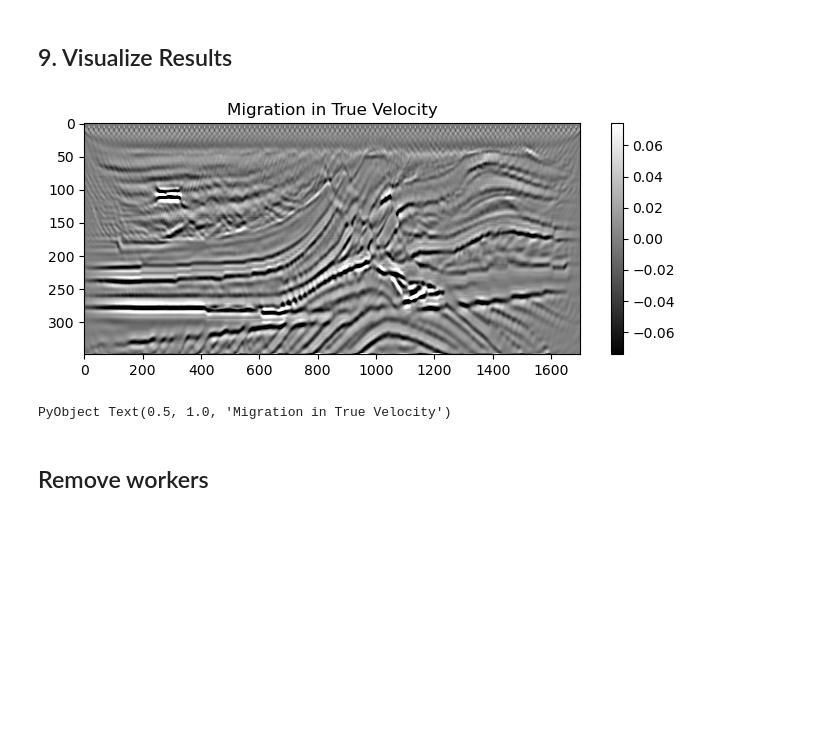
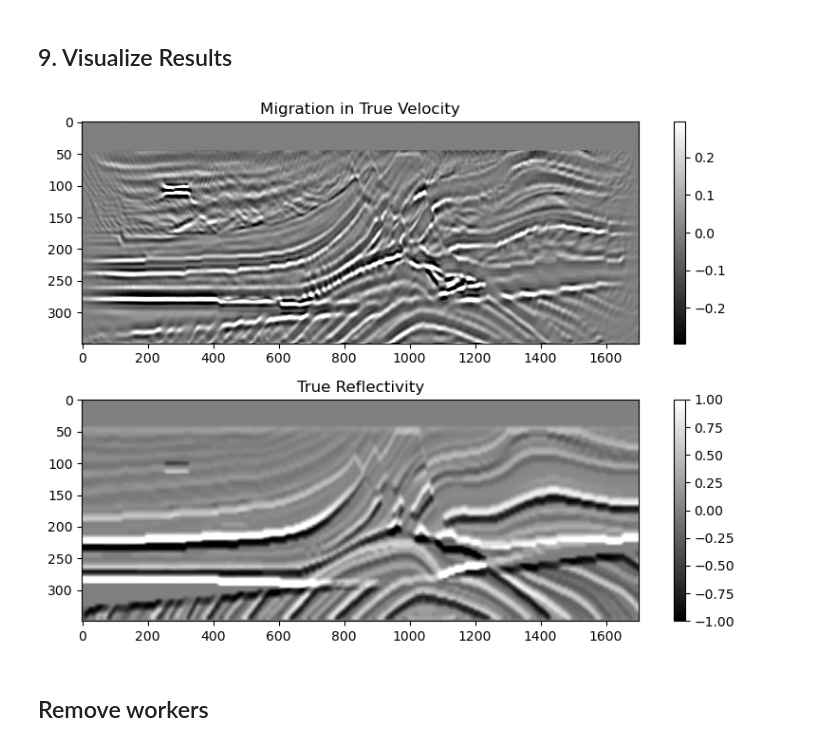
Before and after one commit to ChevronETC/Examples, a Jupyter notebook: 60_rtm/02_rtm_DynamicParallel.ipynb, the cells around one changed output. Cells and saved outputs as stored; diff of their text form; code cells hidden in the pictures; blank space fills up the shorter version.

```diff
--- a/60_rtm/02_rtm_DynamicParallel.ipynb
+++ b/60_rtm/02_rtm_DynamicParallel.ipynb
@@ -49 +51,4 @@ v1 = 1 ./(s1);
+# %%
+D = JopDifference(JetSpace(Float32,nz,nx), 1)
+r1 = D * v1;
 # %% [markdown]
@@ -51,9 +56,16 @@ v1 = 1 ./(s1);
 # %%
-vmin,vmax = extrema(v1_orig)
-@show vmin,vmax;
-figure(figsize=(8,3)); clf()
+vmin,vmax = extrema(v1)
+rmax = maximum(abs,r1)
+@show vmin,vmax,rmax;
+figure(figsize=(8,6)); clf()
 
-imshow(v1,aspect="auto",cmap="jet");
+subplot(2,1,1); imshow(v1,aspect="auto",cmap="jet");
 colorbar(orientation="vertical");clim(vmin,vmax);
 title("True Velocity");
+
+subplot(2,1,2); imshow(2 .* r1 ./ rmax,aspect="auto",cmap="gray");
+colorbar(orientation="vertical");clim(-1,+1);
+title("True Reflectivity");
+
+tight_layout()
 # %% [output]
@@ -263,7 +271,7 @@ m1, illum1 = stack(shots,nz,nx);
 # %% [markdown]
 #### Laplacian filter to remove backscattered noise
 # %%
-L = JopHighpass(JetSpace(Float32,nz,nx))
+L = JopLaplacian(JetSpace(Float32,nz,nx))
 # %% [output]
 "Jet linear operator, (349, 1701) → (349, 1701)"
 # %% [markdown]
@@ -286,14 +294,19 @@ img1[v1.==1500.0] .= 0;
 # %%
 mrms1 = 2.5 * sqrt(norm(img1)^2 / length(img1))
 
-figure(figsize=(8,3)); clf()
+figure(figsize=(8,6)); clf()
 
-imshow(img1,aspect="auto",cmap="gray");
+subplot(2,1,1); imshow(img1,aspect="auto",cmap="gray");
 colorbar(orientation="vertical");clim(-mrms1,+mrms1);
 title("Migration in True Velocity")
+
+subplot(2,1,2); imshow(2 .* r1 ./ rmax,aspect="auto",cmap="gray");
+colorbar(orientation="vertical");clim(-1,+1);
+title("True Reflectivity");
+
+tight_layout()
 # %% [output]
-[figure, old version]
+[figure, new version]
-PyObject Text(0.5, 1.0, 'Migration in True Velocity')
 # %% [markdown]
 ## Remove workers
 # %%
```
Also changed, not shown: parts of 14 cells of this notebook.
